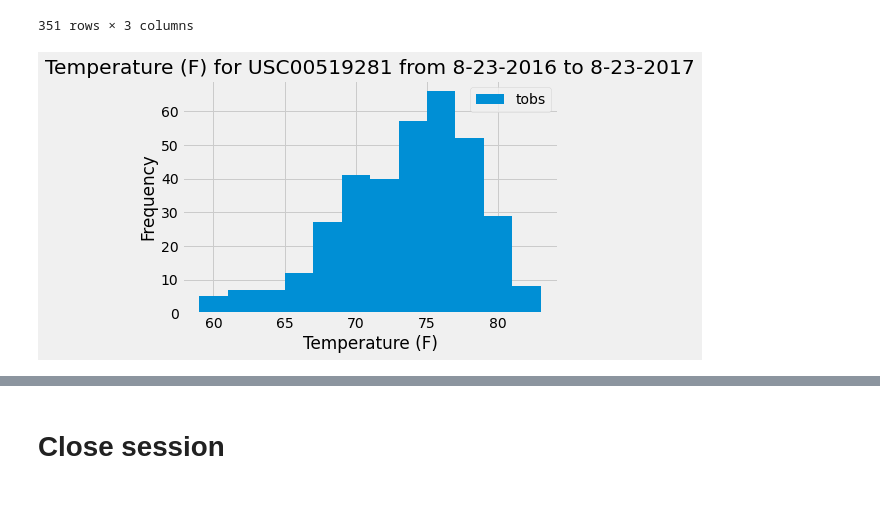
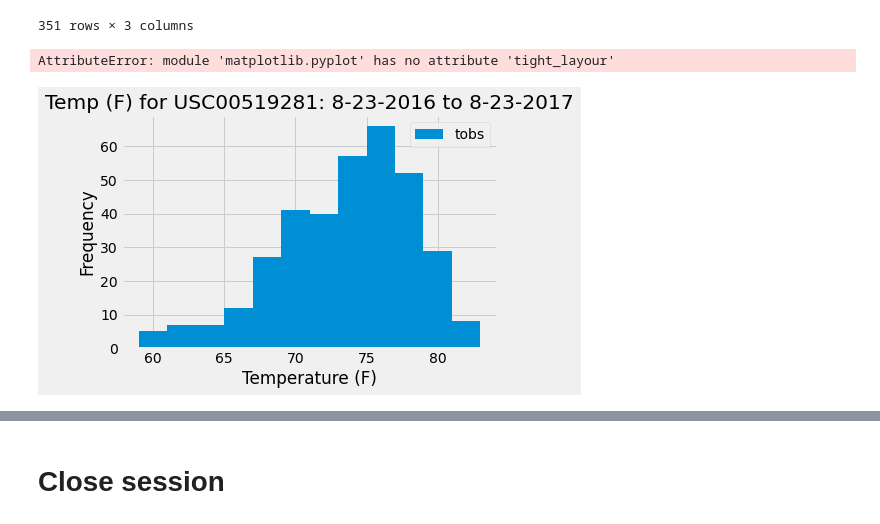
Before and after one commit to jshapi16/sqlalchemy-challenge, a Jupyter notebook: climate_starter.ipynb, the cells around one changed output, grey strips where cells are left out. Drawn from its saved outputs; the diff is of its cells as text; code cells hidden in the pictures.

Commit message:
image updates

```diff
--- a/climate_starter.ipynb
+++ b/climate_starter.ipynb
@@ -207,6 +207,9 @@ station_measurement
 # %%
 station_measurement.plot.hist(bins=12);
 plt.xlabel("Temperature (F)");
-plt.title("Temperature (F) for USC00519281 from 8-23-2016 to 8-23-2017");
+plt.title("Temp (F) for USC00519281: 8-23-2016 to 8-23-2017");
+plt.tight_layour();
+plt.savefig("active_station_hist.png", pad_inches=1);
 # %% [output]
+AttributeError: module 'matplotlib.pyplot' has no attribute 'tight_layour'
-[figure, old version]
+[figure, new version]
```
Also changed, not shown: parts of 2 cells of this notebook, 2 other files.
